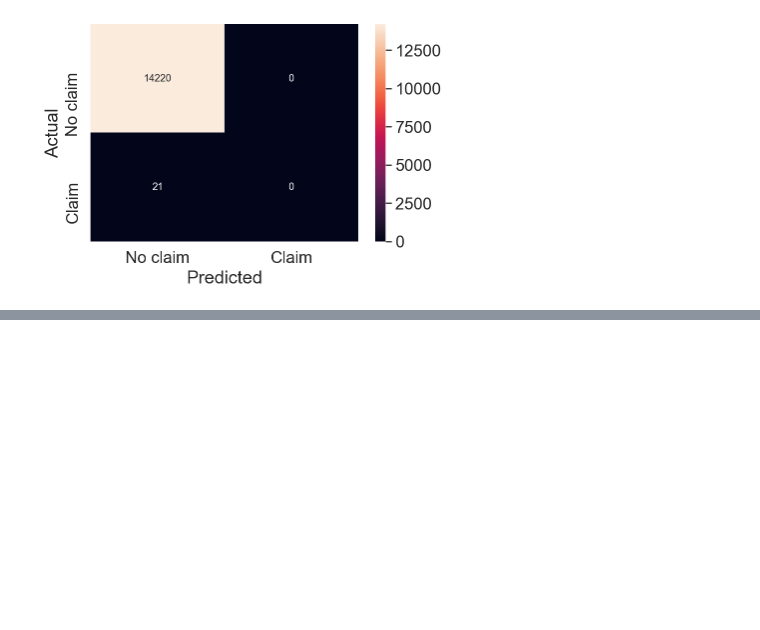
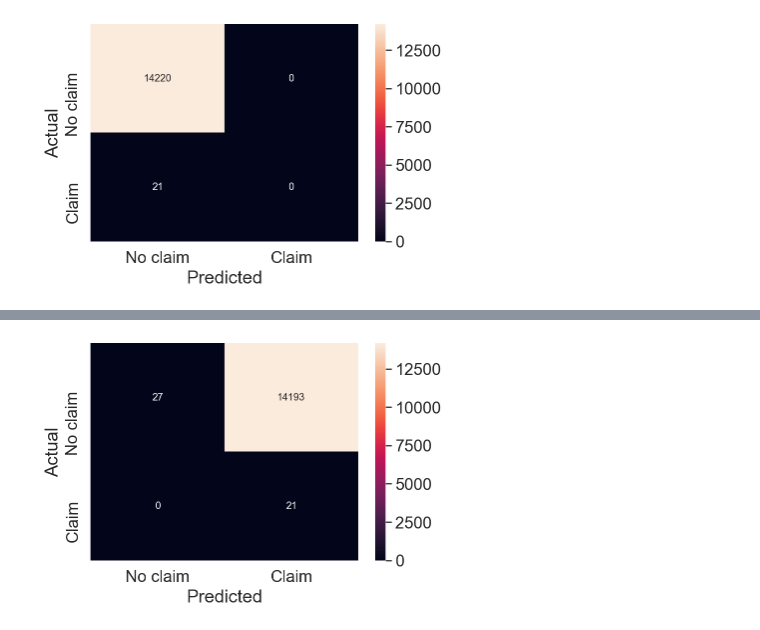
Before and after one commit to anujdubey1996/Credit-Card-Fraud-Detection-Kaggle-Handling-Class-Imbalance, a Jupyter notebook: src/Credit Card Fraud Detection - Handling Class Imbalance.ipynb, the cells around one changed output, grey strips where cells are left out. Cells and saved outputs as stored; diff of their text form; code cells hidden in the pictures; blank space fills up the shorter version.

Commit message:
Added other metrics and Class Weights
Added metrics like precision, recall and F1 Score along with Class Weights to handle class imbalance

```diff
--- a/src/Credit Card Fraud Detection - Handling Class Imbalance.ipynb
+++ b/src/Credit Card Fraud Detection - Handling Class Imbalance.ipynb
@@ -83,0 +115,2 @@ METRICS = [
+# %%
+model_weights = mg.build_model(data.X_train, metrics=config.METRICS)
@@ -83,0 +121,2 @@ METRICS = [
+# %%
+model_pred = model_weights.predict(data.X_test, batch_size=config.BATCH_SIZE)
@@ -83,0 +125,4 @@ METRICS = [
+# %%
+mv.plot_cm(data.y_test, model_pred)
+# %% [output]
+[figure, added]
```
Also changed, not shown: parts of 17 cells of this notebook, 3 other files.
